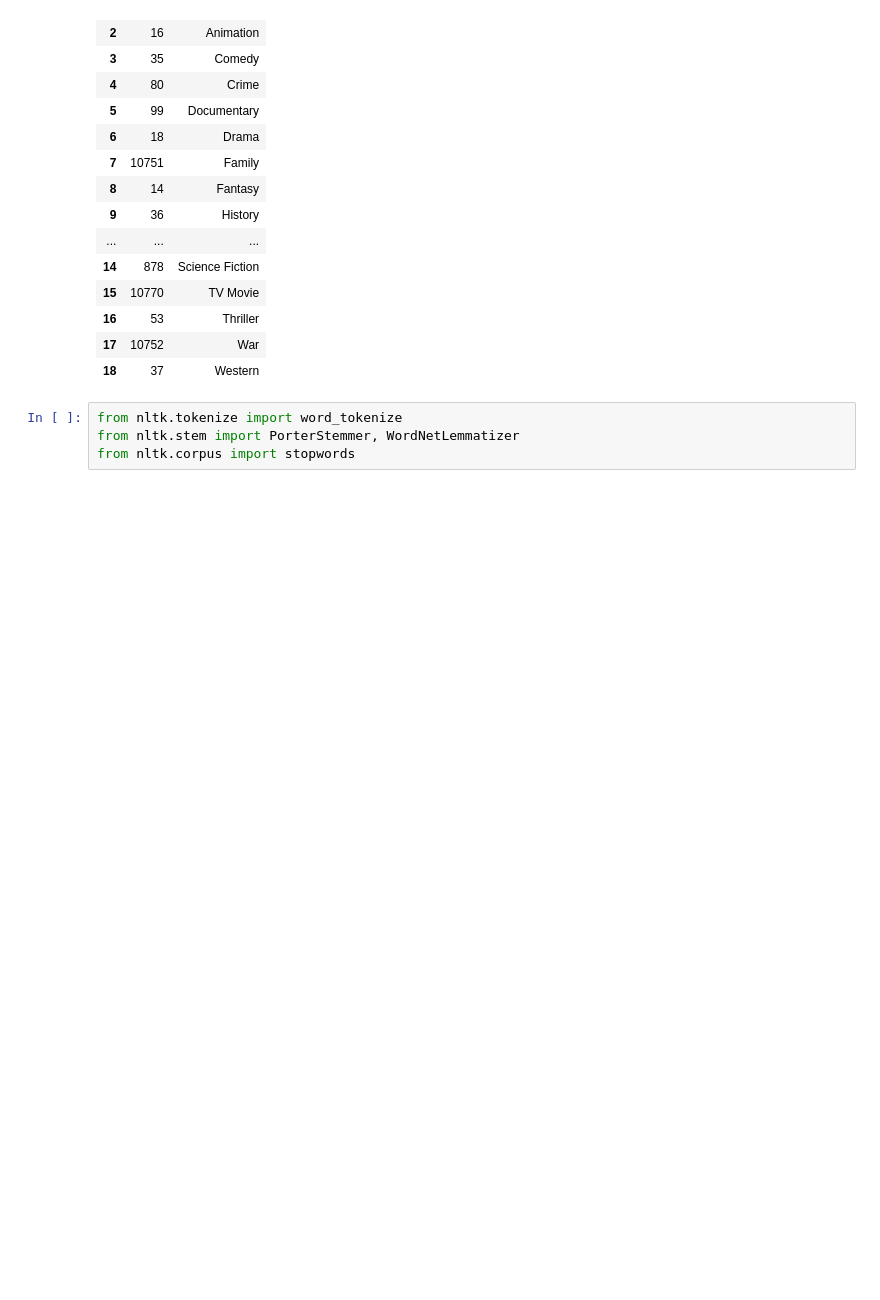
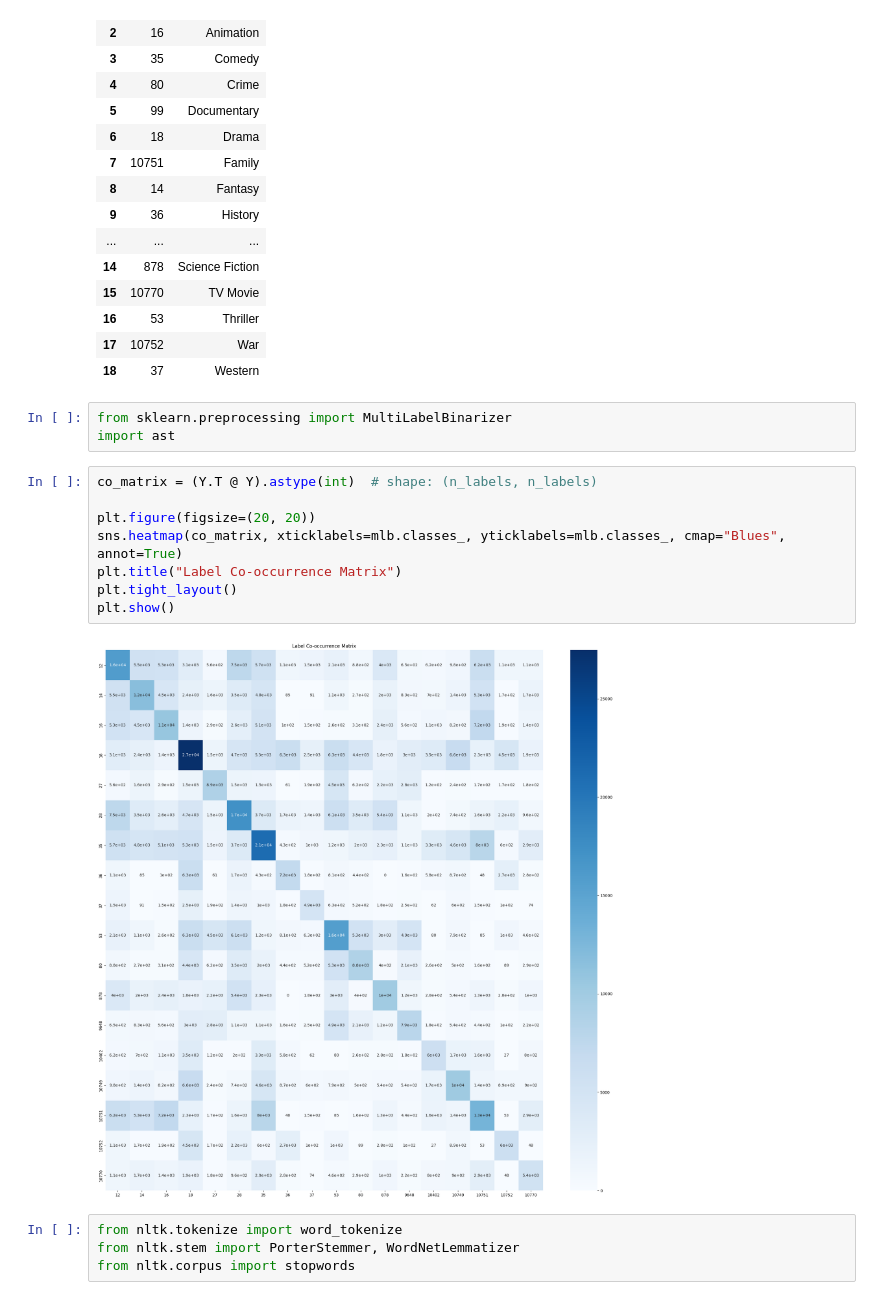
Before and after one commit to PR7175Z/NLP_Practice, a Jupyter notebook: moviegenreclassification/model.ipynb, the cells around one changed output. Drawn from its saved outputs; the diff is of its cells as text; blank space fills up the shorter version.

```diff
--- a/moviegenreclassification/model.ipynb
+++ b/moviegenreclassification/model.ipynb
@@ -152,6 +173,19 @@ genre_set
 | 16 | 53 | Thriller |
 | 17 | 10752 | War |
 | 18 | 37 | Western |
+# %%
+from sklearn.preprocessing import MultiLabelBinarizer
+import ast
+# %%
+co_matrix = (Y.T @ Y).astype(int)  # shape: (n_labels, n_labels)
+
+plt.figure(figsize=(20, 20))
+sns.heatmap(co_matrix, xticklabels=mlb.classes_, yticklabels=mlb.classes_, cmap="Blues", annot=True)
+plt.title("Label Co-occurrence Matrix")
+plt.tight_layout()
+plt.show()
+# %% [output]
+[figure, added]
 # %%
 from nltk.tokenize import word_tokenize
 from nltk.stem import PorterStemmer, WordNetLemmatizer
```
Also changed, not shown: parts of 25 cells of this notebook.
